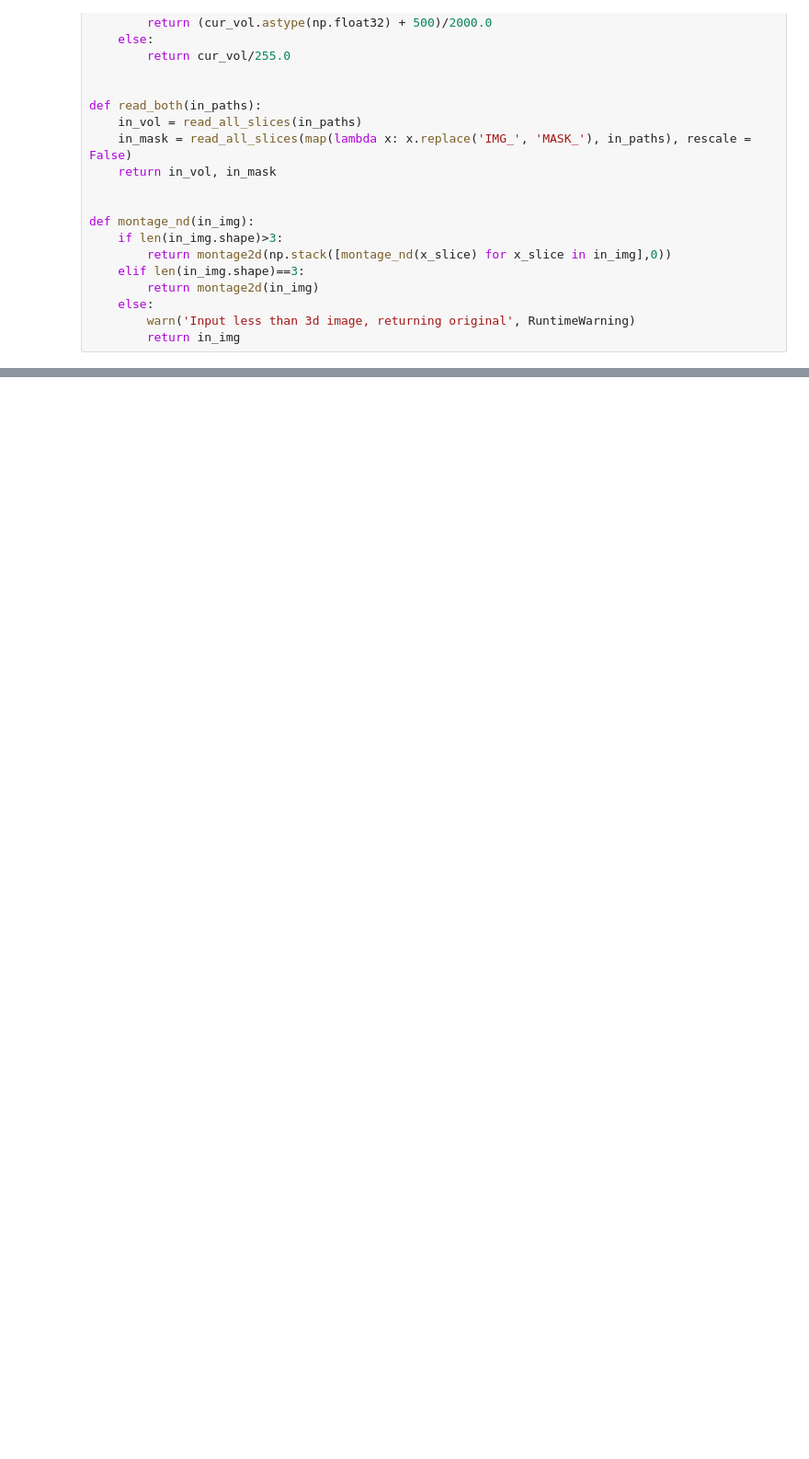
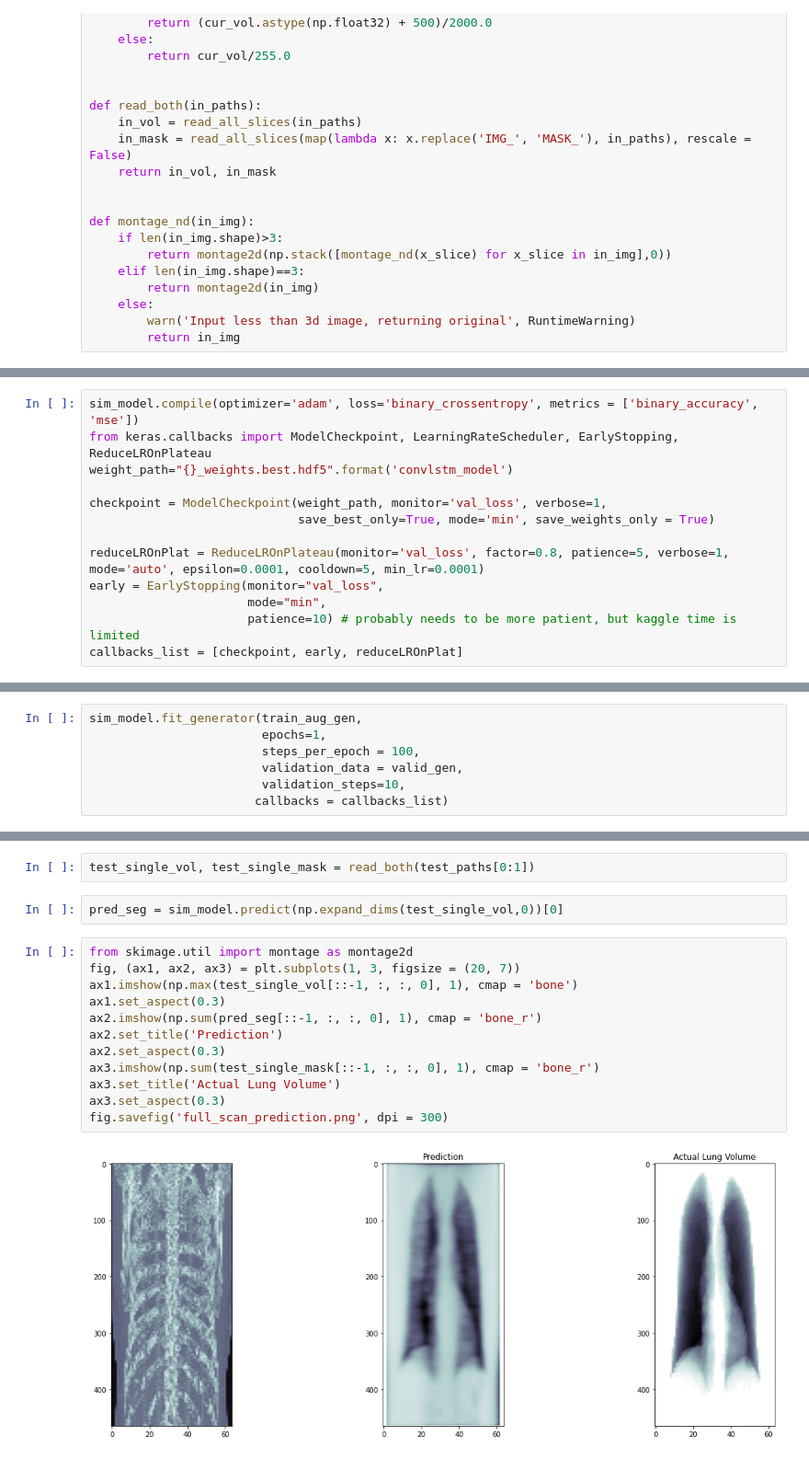
Before and after one commit to kjagini/Lung-Segmentation-of-2D-and-3D-Scans, a Jupyter notebook: Lung Segmentation of 2D and 3D Scans.ipynb, the cells around one changed output, grey strips where cells are left out. Shown at 92% size. Drawn from its saved outputs; the diff is of its cells as text; blank space fills up the shorter version.

```diff
--- a/Lung Segmentation of 2D and 3D Scans.ipynb
+++ b/Lung Segmentation of 2D and 3D Scans.ipynb
@@ -117,0 +993,13 @@ SyntaxError: 'yield' outside function (<ipython-input-119-cdd802577316>, line 8)
+# %%
+sim_model.compile(optimizer='adam', loss='binary_crossentropy', metrics = ['binary_accuracy', 'mse'])
+from keras.callbacks import ModelCheckpoint, LearningRateScheduler, EarlyStopping, ReduceLROnPlateau
+weight_path="{}_weights.best.hdf5".format('convlstm_model')
+
+checkpoint = ModelCheckpoint(weight_path, monitor='val_loss', verbose=1,
+                             save_best_only=True, mode='min', save_weights_only = True)
+
+reduceLROnPlat = ReduceLROnPlateau(monitor='val_loss', factor=0.8, patience=5, verbose=1, mode='auto', epsilon=0.0001, cooldown=5, min_lr=0.0001)
+early = EarlyStopping(monitor="val_loss",
+                      mode="min",
+                      patience=10) # probably needs to be more patient, but kaggle time is limited
+callbacks_list = [checkpoint, early, reduceLROnPlat]
@@ -117,0 +1008,7 @@ SyntaxError: 'yield' outside function (<ipython-input-119-cdd802577316>, line 8)
+# %%
+sim_model.fit_generator(train_aug_gen,
+                        epochs=1,
+                        steps_per_epoch = 100,
+                        validation_data = valid_gen,
+                        validation_steps=10,
+                       callbacks = callbacks_list)
@@ -117,0 +1020,18 @@ SyntaxError: 'yield' outside function (<ipython-input-119-cdd802577316>, line 8)
+# %%
+test_single_vol, test_single_mask = read_both(test_paths[0:1])
+# %%
+pred_seg = sim_model.predict(np.expand_dims(test_single_vol,0))[0]
+# %%
+from skimage.util import montage as montage2d
+fig, (ax1, ax2, ax3) = plt.subplots(1, 3, figsize = (20, 7))
+ax1.imshow(np.max(test_single_vol[::-1, :, :, 0], 1), cmap = 'bone')
+ax1.set_aspect(0.3)
+ax2.imshow(np.sum(pred_seg[::-1, :, :, 0], 1), cmap = 'bone_r')
+ax2.set_title('Prediction')
+ax2.set_aspect(0.3)
+ax3.imshow(np.sum(test_single_mask[::-1, :, :, 0], 1), cmap = 'bone_r')
+ax3.set_title('Actual Lung Volume')
+ax3.set_aspect(0.3)
+fig.savefig('full_scan_prediction.png', dpi = 300)
+# %% [output]
+[figure, added]
```
Also changed, not shown: parts of 26 cells of this notebook, 2 other files.
